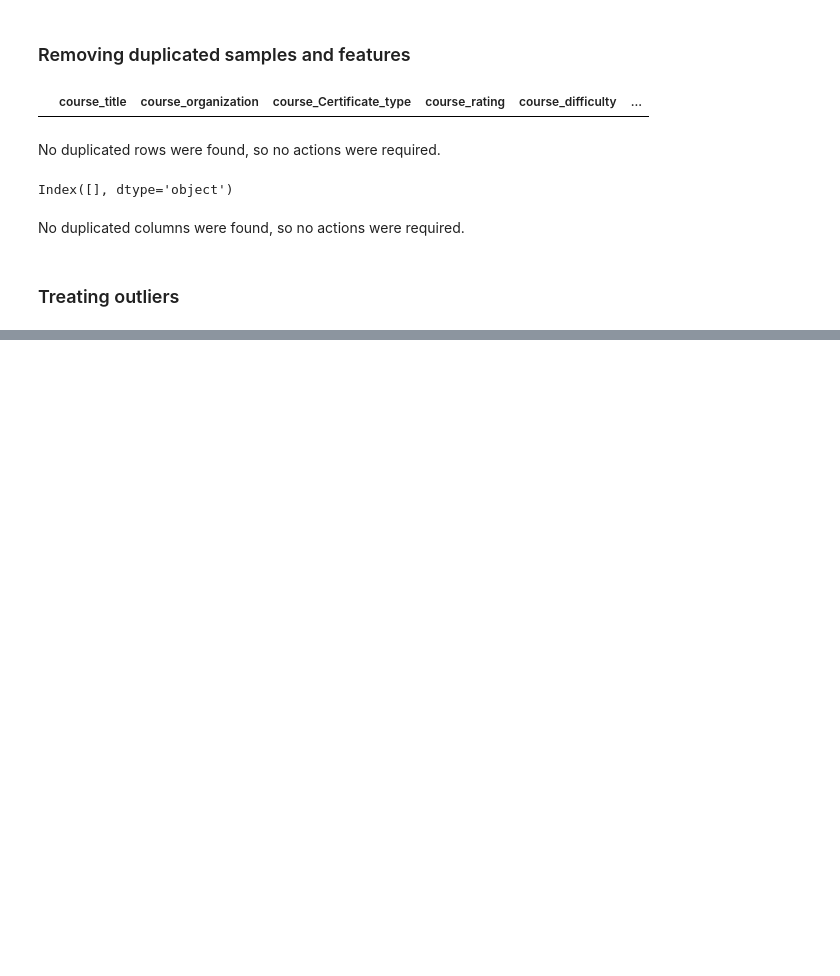
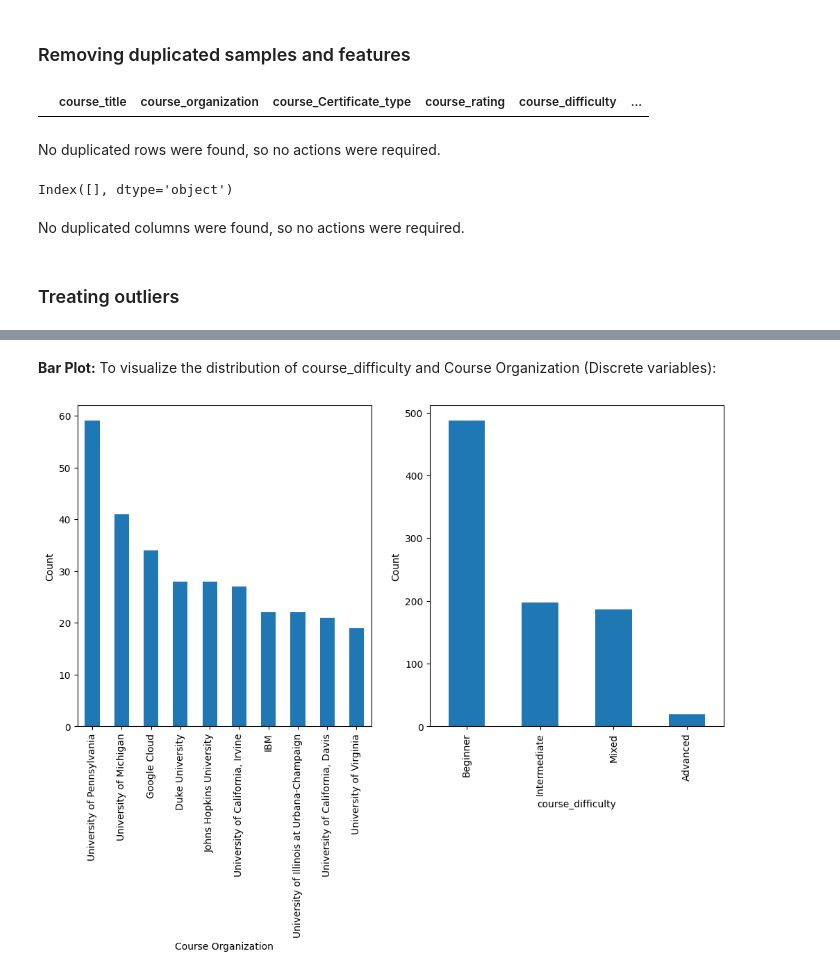
Before and after one commit to tomasp62452/1_model_4_sprint, a Jupyter notebook: visualization.ipynb, the cells around one changed output, grey strips where cells are left out. Drawn from its saved outputs; the diff is of its cells as text; code cells hidden in the pictures; blank space fills up the shorter version.

```diff
--- a/visualization.ipynb
+++ b/visualization.ipynb
@@ -186,0 +256,14 @@ operable program or batch file.
+# %% [markdown]
+**Bar Plot:** To visualize the distribution of course_difficulty and Course Organization (Discrete variables):
+# %%
+plt.figure(figsize=(12, 6))
+plt.subplot(1, 2, 1)
+df["course_organization"].value_counts().head(10).plot(kind="bar")
+plt.xlabel("Course Organization")
+plt.ylabel("Count")
+plt.subplot(1, 2, 2)
+df["course_difficulty"].value_counts().plot(kind="bar")
+plt.xlabel("course_difficulty")
+plt.ylabel("Count");
+# %% [output]
+[figure, added]
```
Also changed, not shown: parts of 41 cells of this notebook, 3 other files.
